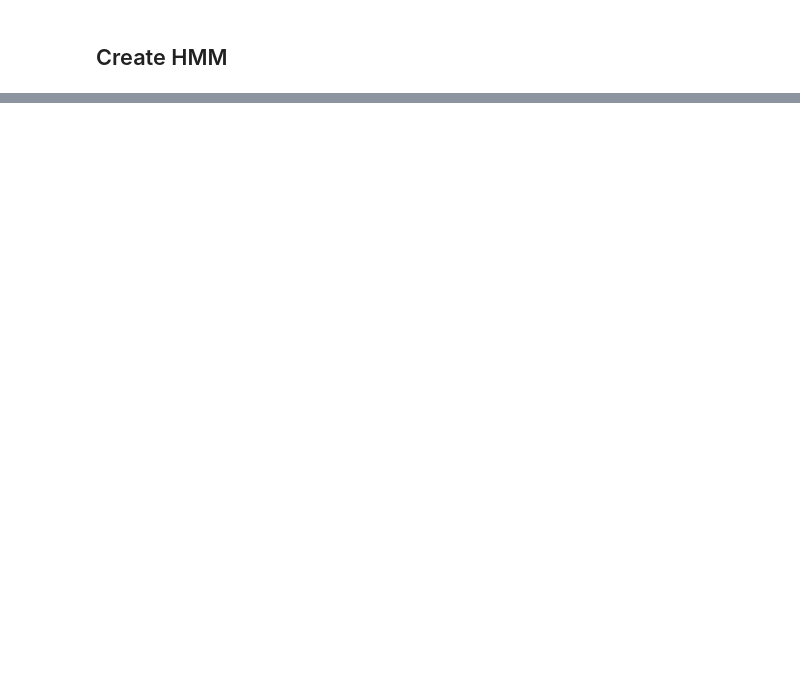
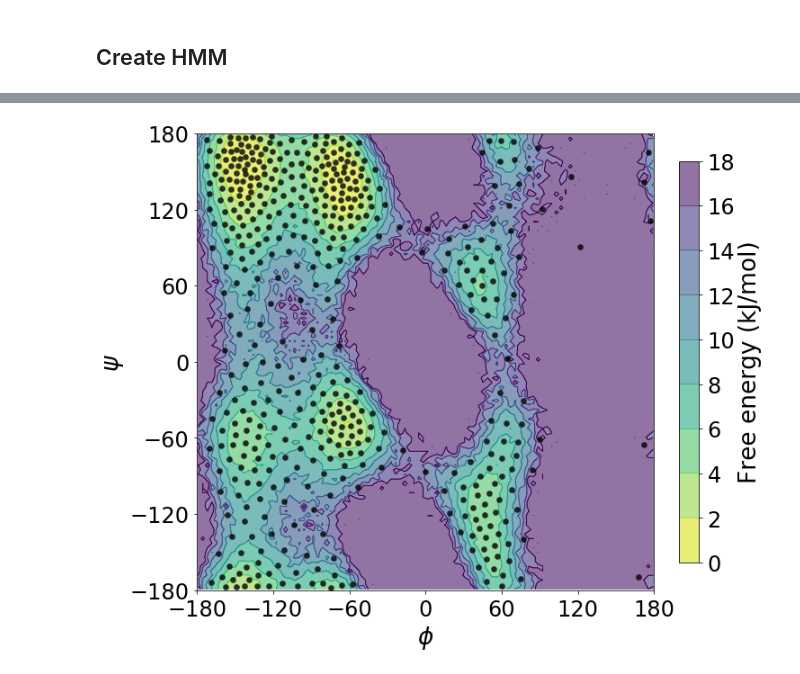
Before and after one commit to RobertArbon/sonification, a Jupyter notebook: Free energy plots.ipynb, the cells around one changed output, grey strips where cells are left out. Saved outputs shown, nothing was run; the diff lists cells and outputs as text; code cells hidden in the pictures; blank space fills up the shorter version.

```diff
--- a/Free energy plots.ipynb
+++ b/Free energy plots.ipynb
@@ -613,0 +601,30 @@ array([ 0.0017678 ,  0.00364528,  0.11325167,  0.88133526])
+# %%
+with sns.plotting_context('paper', font_scale=3):
+
+    fig, ax = plt.subplots(1, figsize=(10,10))
+    fig, ax = plot_free_energy(fxx[:,0]*units, fxx[:,1]*units, cmap='viridis_r',
+                               ncountours=10, hist_range=hist_range, vmax=None,kT=k*T,
+                               minener_zero=True, ticker=MultipleLocator(base=2), alpha=0.6, linewidths=1, ax=ax)
+
+    ax.scatter(clustering.clustercenters[:,0]*units,clustering.clustercenters[:,1]*units,c='k', s=40, marker='o',
+               alpha=0.8, zorder=2)
+    ax.set(aspect=1)
+
+
+    plt.ylabel(r'$\psi$')
+    plt.xlabel(r'$\phi$')
+    plt.xlim((-180,180))
+    plt.ylim((-180,180))
+
+#     t  = plt.text(0.9, 0.2, 'C',color='k',
+#         verticalalignment='top', horizontalalignment='right',
+#         transform=ax.transAxes, fontsize=50)
+
+#     t.set_bbox(dict(facecolor='white', alpha=1, edgecolor='white'))
+
+    ax.yaxis.set_major_locator(MultipleLocator(base=60,))
+    ax.xaxis.set_major_locator(MultipleLocator(base=60,))
+
+    plt.savefig('figures/free_energy_2d_center_no_veroni.pdf', bbox_inches='tight')
+# %% [output]
+[figure, added]
```
Also changed, not shown: parts of 25 cells of this notebook, 59 other files.
